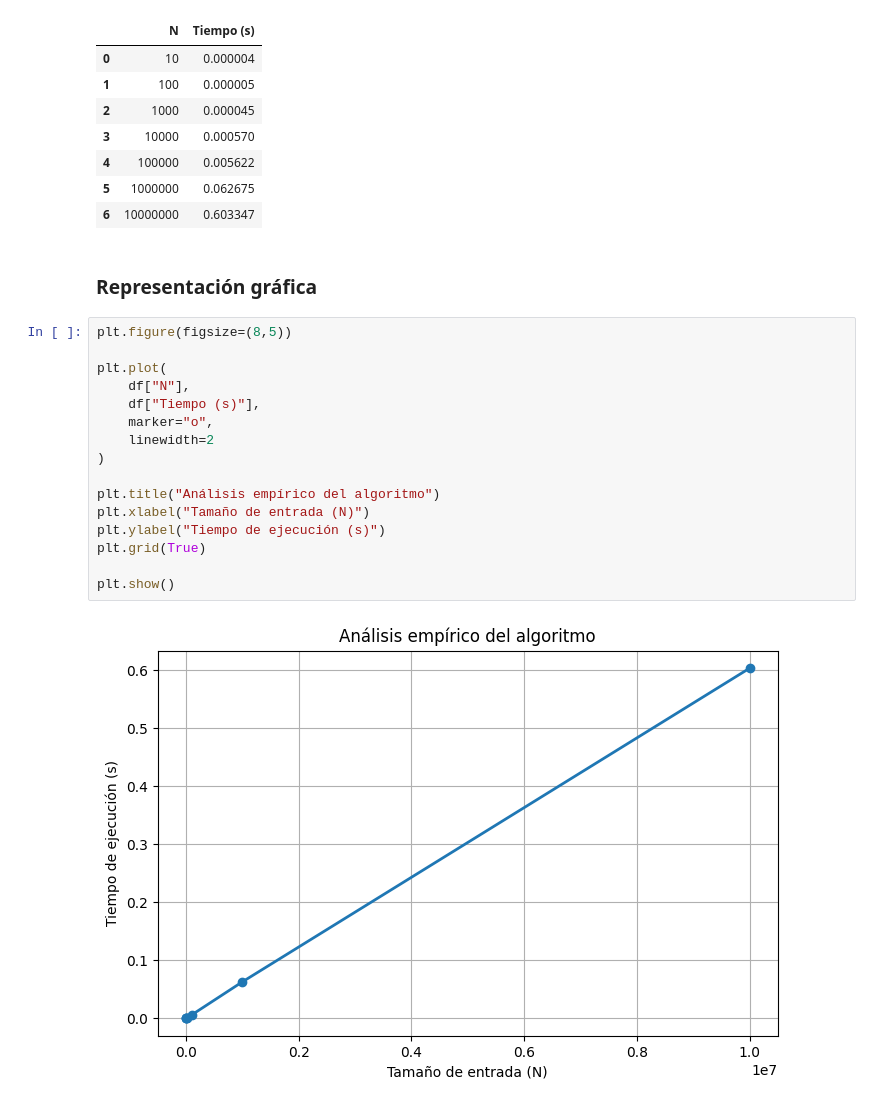
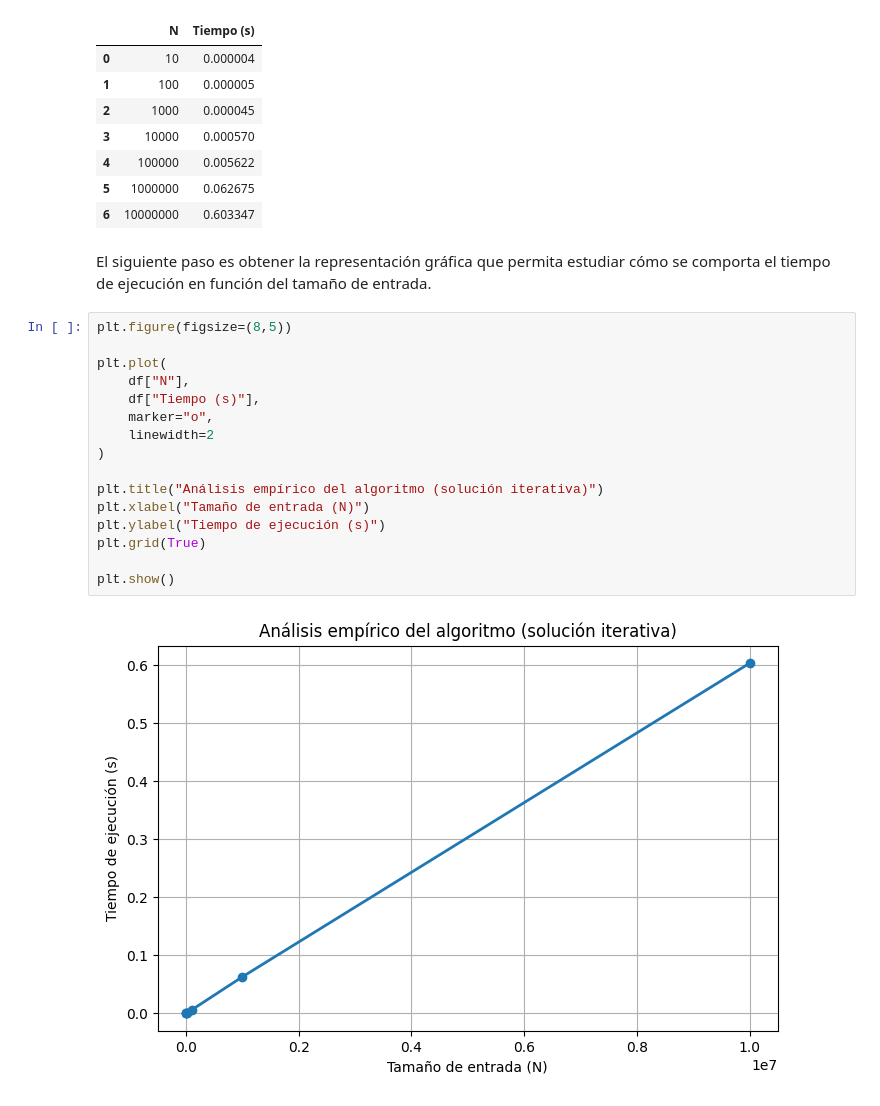
Before and after one commit to isegura/ED, a Jupyter notebook: tema3/Analisis_Empirico_01.ipynb, the cells around one changed output. Cells and saved outputs as stored; diff of their text form.

```diff
--- a/tema3/Analisis_Empirico_01.ipynb
+++ b/tema3/Analisis_Empirico_01.ipynb
@@ -55,23 +54,23 @@ df
 | 4 | 100000 | 0.005622 |
 | 5 | 1000000 | 0.062675 |
 | 6 | 10000000 | 0.603347 |
-# %% [markdown]
-### Representación gráfica
+# %% [markdown]
+El siguiente paso es obtener la representación gráfica que permita estudiar cómo se comporta el tiempo de ejecución en función del tamaño de entrada.
 # %%
 plt.figure(figsize=(8,5))
 
 plt.plot(
     df["N"],
     df["Tiempo (s)"],
     marker="o",
     linewidth=2
 )
 
-plt.title("Análisis empírico del algoritmo")
+plt.title("Análisis empírico del algoritmo (solución iterativa)")
 plt.xlabel("Tamaño de entrada (N)")
 plt.ylabel("Tiempo de ejecución (s)")
 plt.grid(True)
 
 plt.show()
 # %% [output]
-[figure, old version]
+[figure, new version]
```
Also changed, not shown: parts of 9 cells of this notebook.
